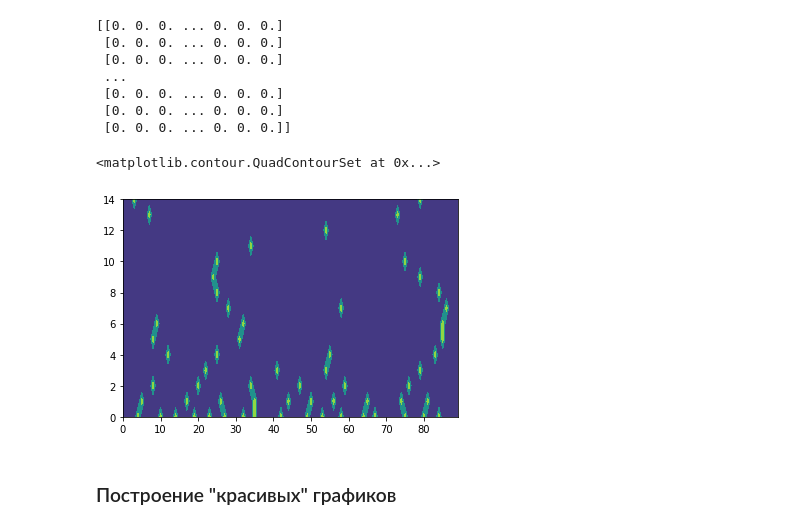
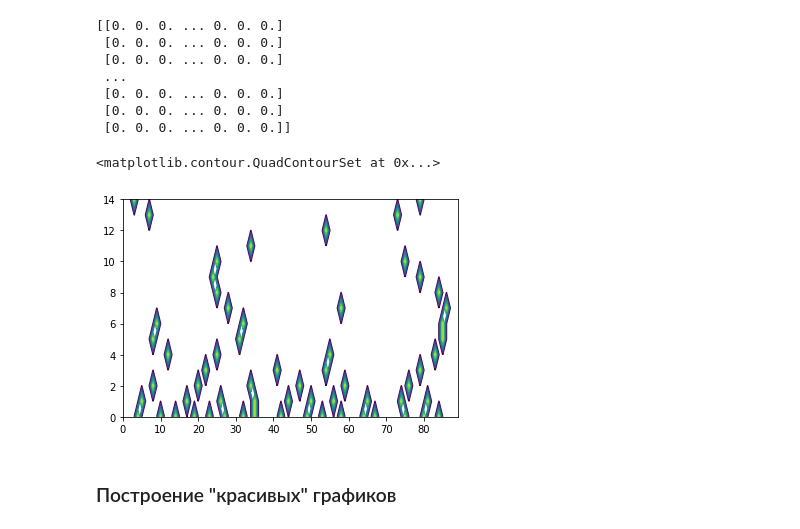
Before and after one commit to Bessarabf/recipePY, a Jupyter notebook: Wavelet/Wavelet_2009-Sceleton.ipynb, the cells around one changed output. Drawn from its saved outputs; the diff is of its cells as text; code cells hidden in the pictures.

```diff
--- a/Wavelet/Wavelet_2009-Sceleton.ipynb
+++ b/Wavelet/Wavelet_2009-Sceleton.ipynb
@@ -155,11 +155,11 @@ print(W_max)
  [0. 0. 0. ... 0. 0. 0.]
  [0. 0. 0. ... 0. 0. 0.]
  [0. 0. 0. ... 0. 0. 0.]]
-# %%
-contourf(W_max,levels=2)
-# %% [output]
-<matplotlib.contour.QuadContourSet at 0x...>
-[figure, removed]
+# %%
+contour(W_max)
+# %% [output]
+<matplotlib.contour.QuadContourSet at 0x...>
+[figure, added]
 # %% [markdown]
 ### Построение "красивых" графиков
 # %%
```
Also changed, not shown: parts of 1 cell of this notebook, 1 other file.
